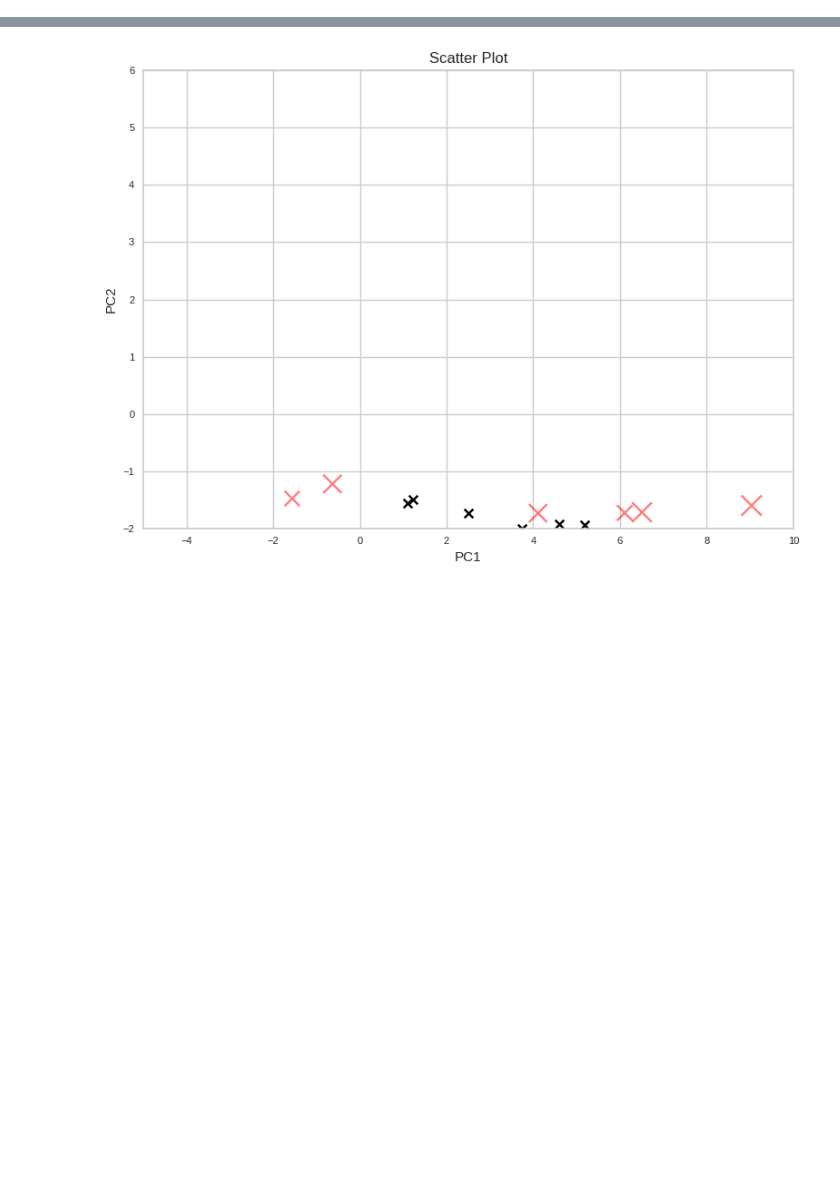
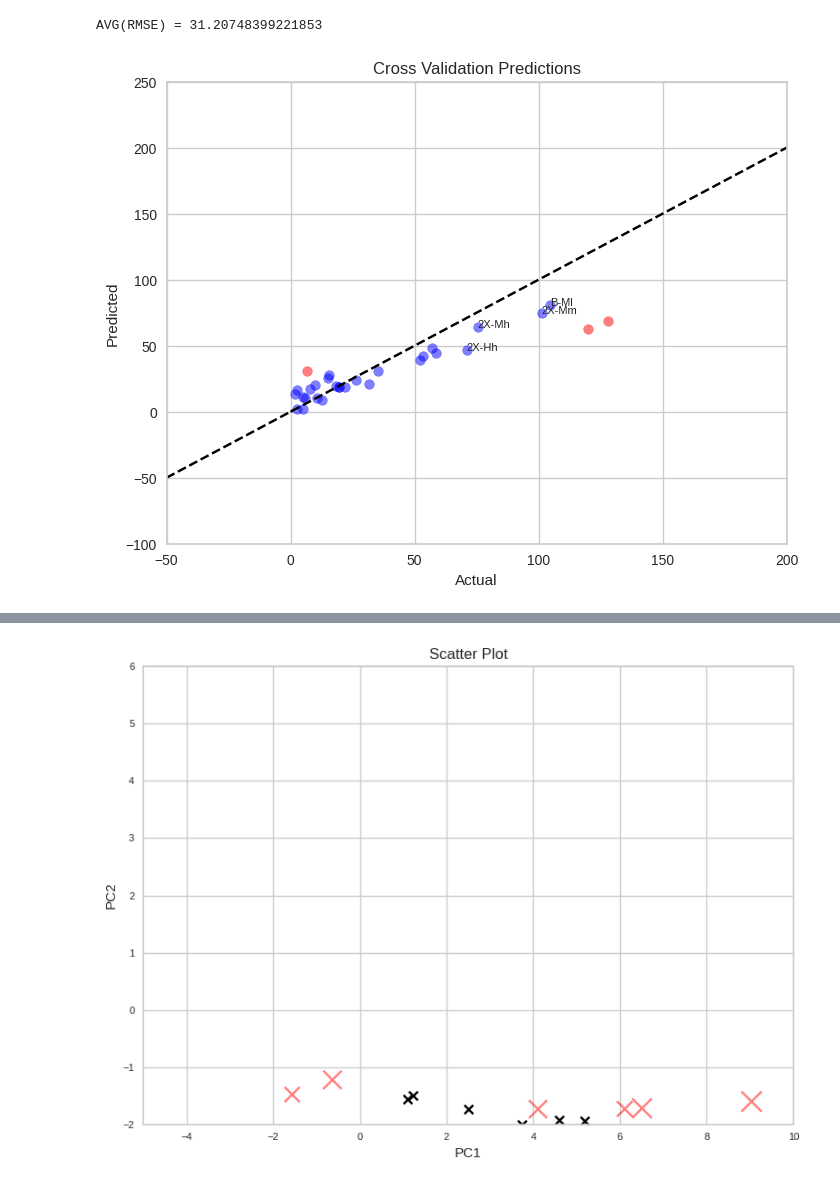
Before and after one commit to costasmexis/straindesign, a Jupyter notebook: src/limonene.ipynb, the cells around one changed output, grey strips where cells are left out. Saved outputs shown, nothing was run; the diff lists cells and outputs as text; code cells hidden in the pictures; blank space fills up the shorter version.

```diff
--- a/src/limonene.ipynb
+++ b/src/limonene.ipynb
@@ -119,3 +121,34 @@ Number of points in each cluster:
 0     6
 2     4
 Name: clusters, dtype: int64
+# %%
+# Stack regressors using sklearn StackingRegressor
+estimators = [('rf', RandomForestRegressor()),
+                ('svr', SVR())]
+
+reg = StackingRegressor(estimators=estimators, final_estimator=LinearRegression())
+score = cross_val_score(reg, X_train, y_train, cv=5, scoring='neg_mean_squared_error')
+reg.fit(X_train, y_train)
+print(f'AVG(RMSE) = {np.sqrt(np.abs(score.mean()))}')
+
+# Predict X_test
+y_pred = reg.predict(X_test)
+
+# Real vs Predicted plot for SVR cross validation predictions
+fig, ax = plt.subplots(figsize=(8, 6))
+ax.scatter(y_train, reg.predict(X_train), color='blue', alpha=0.5)
+ax.scatter(y_test, y_pred, color='red', alpha=0.5)
+ax.set_xlim([-50, 200])
+ax.set_ylim([-100, 250])
+ax.plot([-50, 200], [-50, 200], color='black', linestyle='--')  # Plotting x=y line
+ax.plot([0, 1], [0, 1], color='black', linestyle='--')
+for i in range(len(y_train)):
+    if y_train[i] > 70:
+        ax.text(y_train[i], reg.predict(X_train)[i], X_train.index[i], fontsize=8)
+ax.set_xlabel('Actual')
+ax.set_ylabel('Predicted')
+ax.set_title('Cross Validation Predictions')
+plt.show()
+# %% [output]
+AVG(RMSE) = 31.20748399221853
+[figure, added]
```
Also changed, not shown: parts of 5 cells of this notebook.
